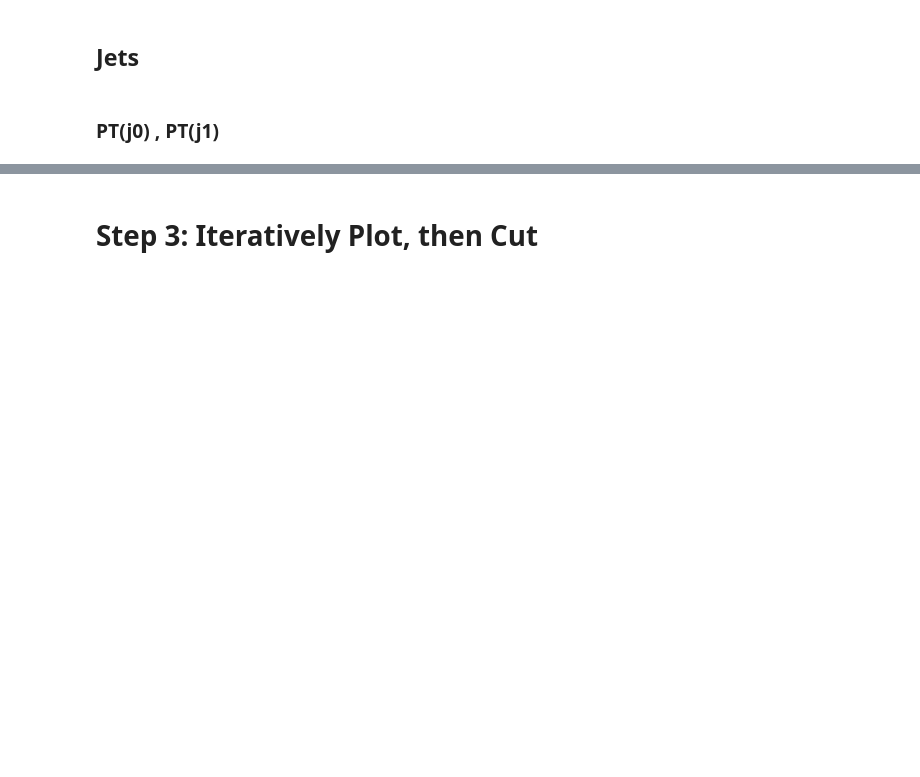
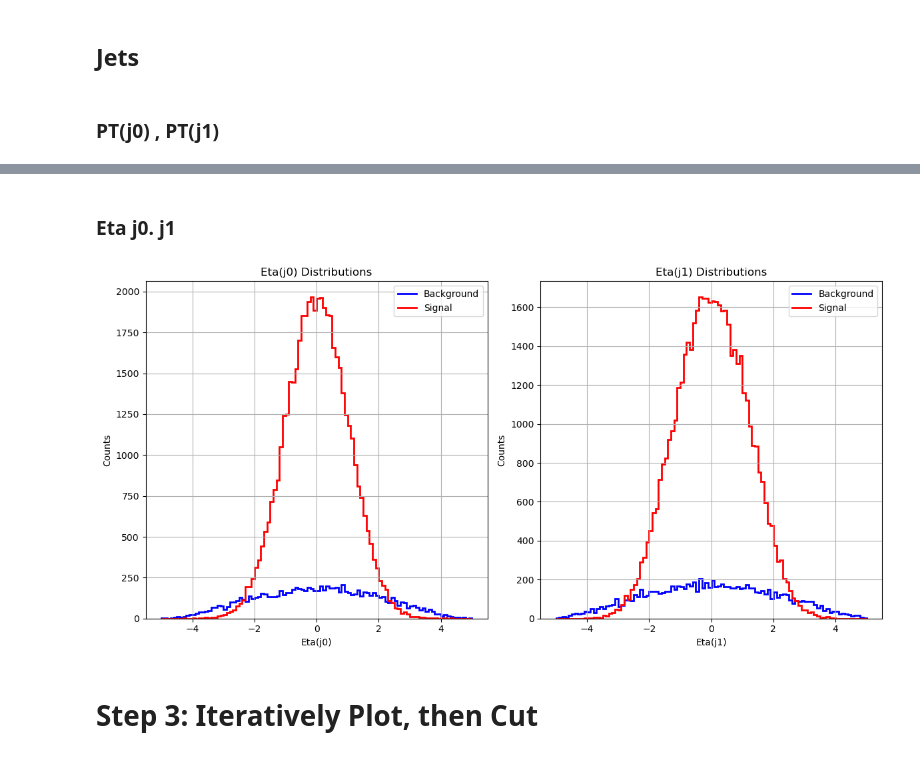
Before and after one commit to MarioPardo/UDEA_HEP_Analysis, a Jupyter notebook: AnalysisTemplate.ipynb, the cells around one changed output, grey strips where cells are left out. Saved outputs shown, nothing was run; the diff lists cells and outputs as text; code cells hidden in the pictures; blank space fills up the shorter version.

```diff
--- a/AnalysisTemplate.ipynb
+++ b/AnalysisTemplate.ipynb
@@ -364,3 +248,9 @@ JetPlots(binname="Phi", dataname="Phi")
+# %% [markdown]
+<h3> Eta j0. j1 </h3>
+# %%
+PlotJets("Eta","Eta")
+# %% [output]
+[figure, added]
 # %% [markdown]
 <h1> Step 3: Iteratively Plot, then Cut <h1>
 # %%
```
Also changed, not shown: parts of 7 cells of this notebook, 1 other file.
